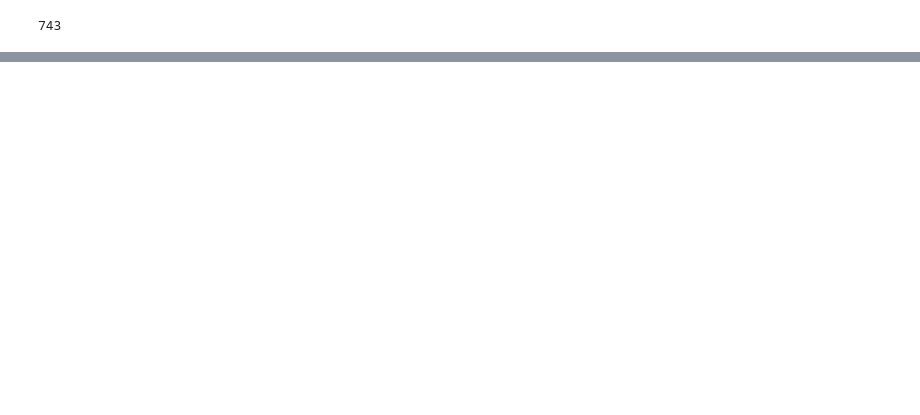
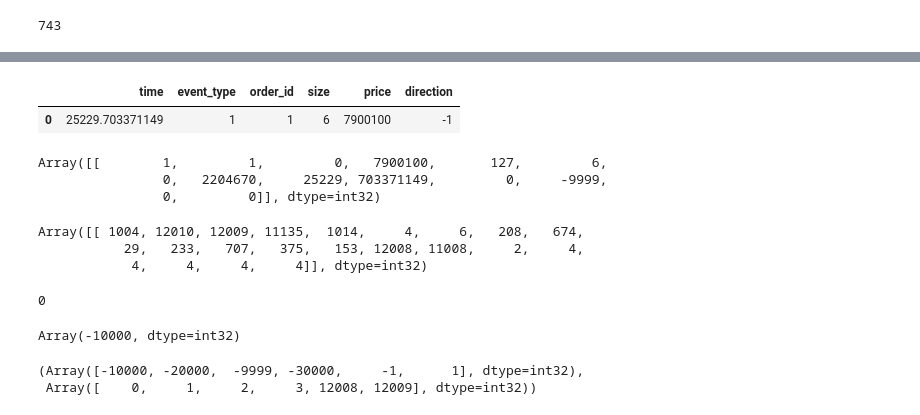
Before and after one commit to george-nigm/LOBS5, a Jupyter notebook: lob/generation_standalone.ipynb, the cells around one changed output, grey strips where cells are left out. Drawn from its saved outputs; the diff is of its cells as text; code cells hidden in the pictures; blank space fills up the shorter version.

```diff
--- a/lob/generation_standalone.ipynb
+++ b/lob/generation_standalone.ipynb
@@ -218,0 +279,33 @@ Traced<ShapedArray(float32[1,500])>with<DynamicJaxprTrace(level=6/0)>).
+# %%
+inference.msg_to_lobster_format(msgs_decoded[:1])
+# %% [output]
+|  | time | event_type | order_id | size | price | direction |
+| 0 | 25229.703371149 | 1 | 1 | 6 | 7900100 | -1 |
+# %%
+msgs_decoded[:1]
+# %% [output]
+Array([[        1,         1,         0,   7900100,       127,         6,
+                0,   2204670,     25229, 703371149,         0,     -9999,
+                0,         0]], dtype=int32)
+# %%
+msgs_tokens[:1]
+# %% [output]
+Array([[ 1004, 12010, 12009, 11135,  1014,     4,     6,   208,   674,
+           29,   233,   707,   375,   153, 12008, 11008,     2,     4,
+            4,     4,     4,     4]], dtype=int32)
+# %%
+v.ENCODING['price']
+
+
+from encoding import decode
+
+print(decode(11008,*v.ENCODING['price']))
+decode(0,*v.ENCODING['sign'])
+# %% [output]
+0
+Array(-10000, dtype=int32)
+# %%
+v.ENCODING['sign']
+# %% [output]
+(Array([-10000, -20000,  -9999, -30000,     -1,      1], dtype=int32),
+ Array([    0,     1,     2,     3, 12008, 12009], dtype=int32))
```
Also changed, not shown: parts of 19 cells of this notebook, 7 other files.
